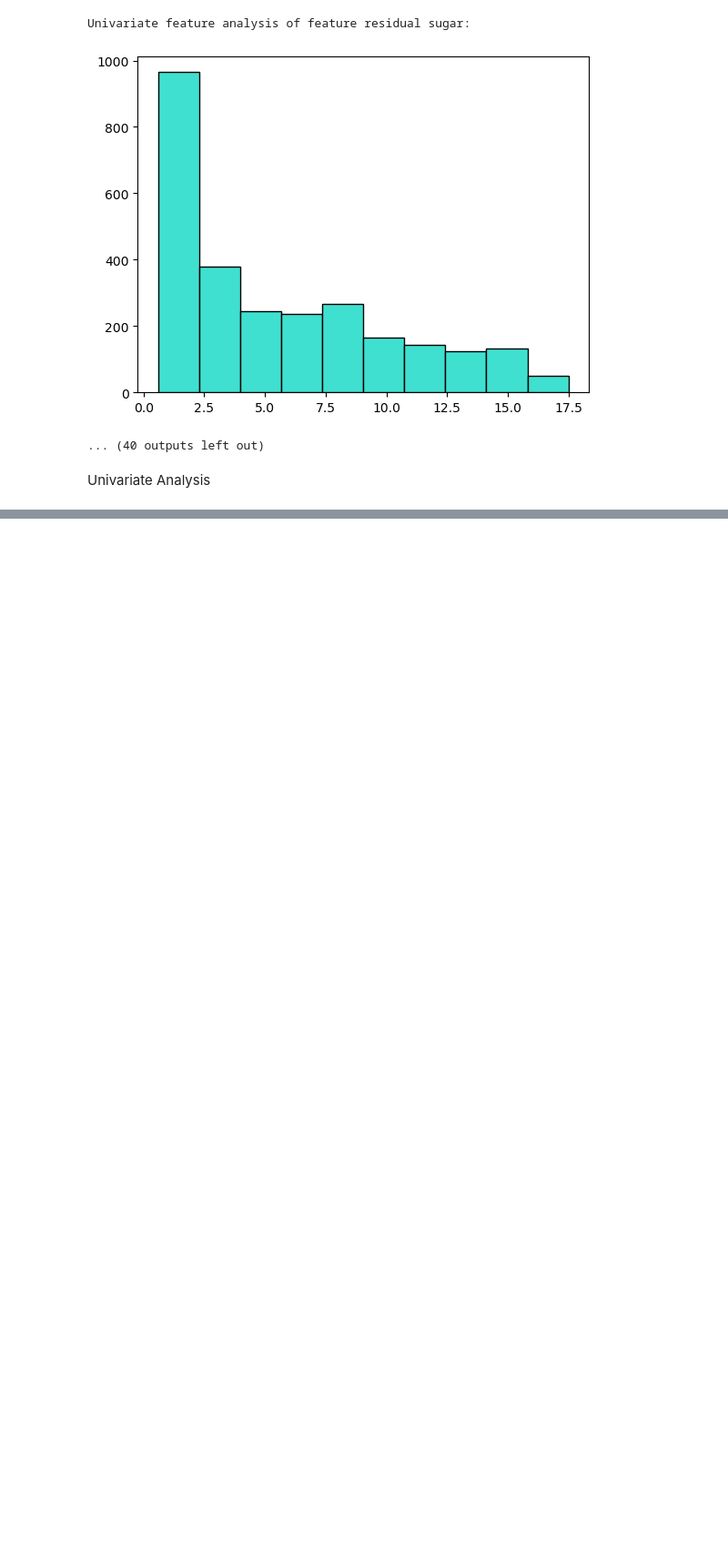
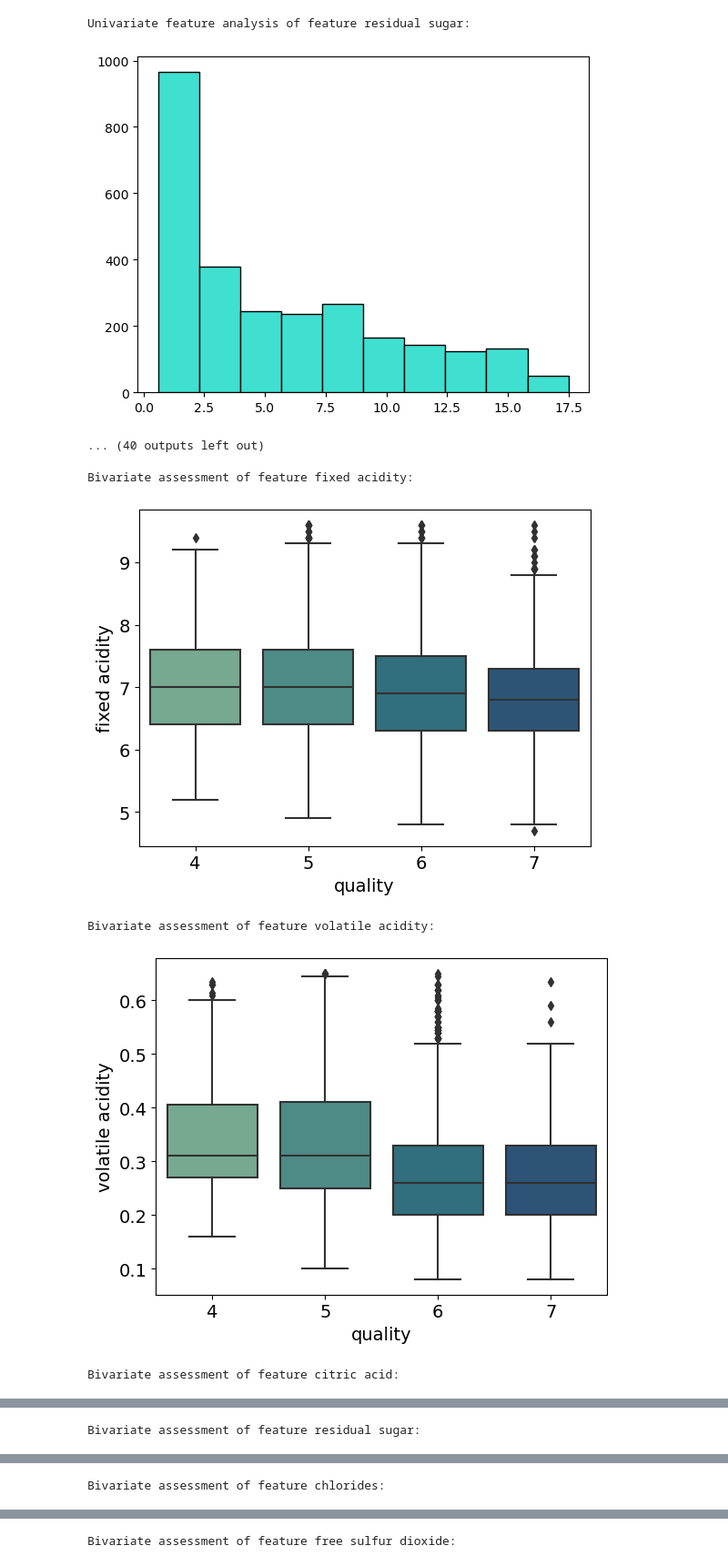
Before and after one commit to aaron-and-caroWINE/wine_clustering_project, a Jupyter notebook: explore_working_am.ipynb, the cells around one changed output, grey strips where cells are left out. Shown at 91% size. Cells and saved outputs as stored; diff of their text form; code cells hidden in the pictures; blank space fills up the shorter version.

Commit message:
Finished mvp explore

```diff
--- a/explore_working_am.ipynb
+++ b/explore_working_am.ipynb
@@ -158,5 +211,21 @@ Univariate feature analysis of feature citric acid:
 Univariate feature analysis of feature residual sugar:
 [figure]
 ... (40 outputs left out)
-# %% [markdown]
-Univariate Analysis
+# %%
+target = 'quality'
+explore_cols = train.columns.to_list()
+
+for col in explore_cols:
+    if col != target:
+        print(f'Bivariate assessment of feature {col}:')
+        sns.boxplot(data = train, x = train[target], y = train[col], palette='crest')
+        plt.show()
+print('_____________________________________________________')
+print('_____________________________________________________')
+print()
+# %% [output]
+Bivariate assessment of feature fixed acidity:
+[figure, added]
+Bivariate assessment of feature volatile acidity:
+[figure, added]
+Bivariate assessment of feature citric acid:
@@ -162,0 +233 @@ Univariate Analysis
+Bivariate assessment of feature residual sugar:
@@ -162,0 +235 @@ Univariate Analysis
+Bivariate assessment of feature chlorides:
@@ -162,0 +237 @@ Univariate Analysis
+Bivariate assessment of feature free sulfur dioxide:
```
Also changed, not shown: parts of 37 cells of this notebook.
